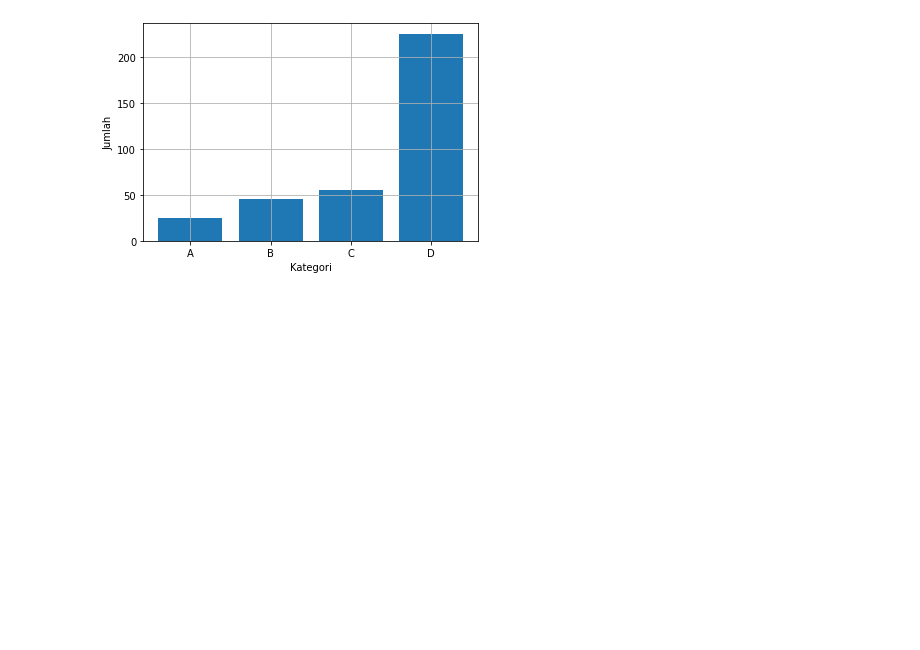
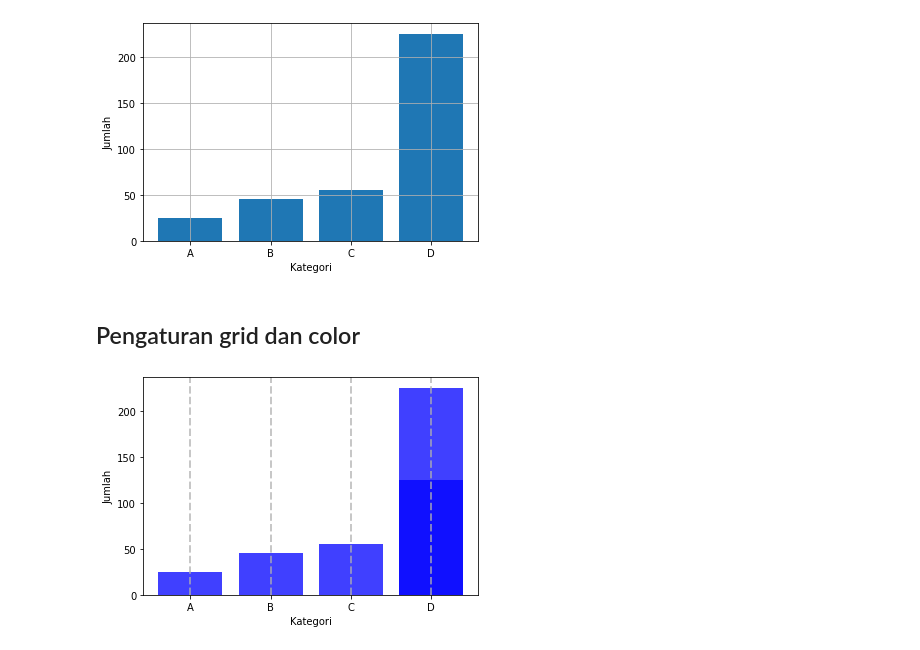
Before and after one commit to RobyPurbaSakty26/VisualisasiData-new-with-JupyterNotebook, a Jupyter notebook: 03-BarChart/Main.ipynb, the cells around one changed output. Saved outputs shown, nothing was run; the diff lists cells and outputs as text; code cells hidden in the pictures; blank space fills up the shorter version.

Commit message:
menyelesaikan materi bar chart

```diff
--- a/03-BarChart/Main.ipynb
+++ b/03-BarChart/Main.ipynb
@@ -25,3 +25,24 @@ plt.ylabel('Jumlah')
 plt.show()
 # %% [output]
 [figure]
+# %% [markdown]
+## Pengaturan grid dan color
+# %%
+plt.bar(kategori,
+    data,
+    color='blue',
+    alpha=0.75)
+plt.grid(
+    linestyle='--',
+    linewidth=2,
+    axis='x', # pilih both x, y both
+    alpha=0.70)
+
+plt.xlabel('Kategori')
+plt.ylabel('Jumlah')
+
+
+
+plt.show()
+# %% [output]
+[figure, added]
```
Also changed, not shown: parts of 5 cells of this notebook.
